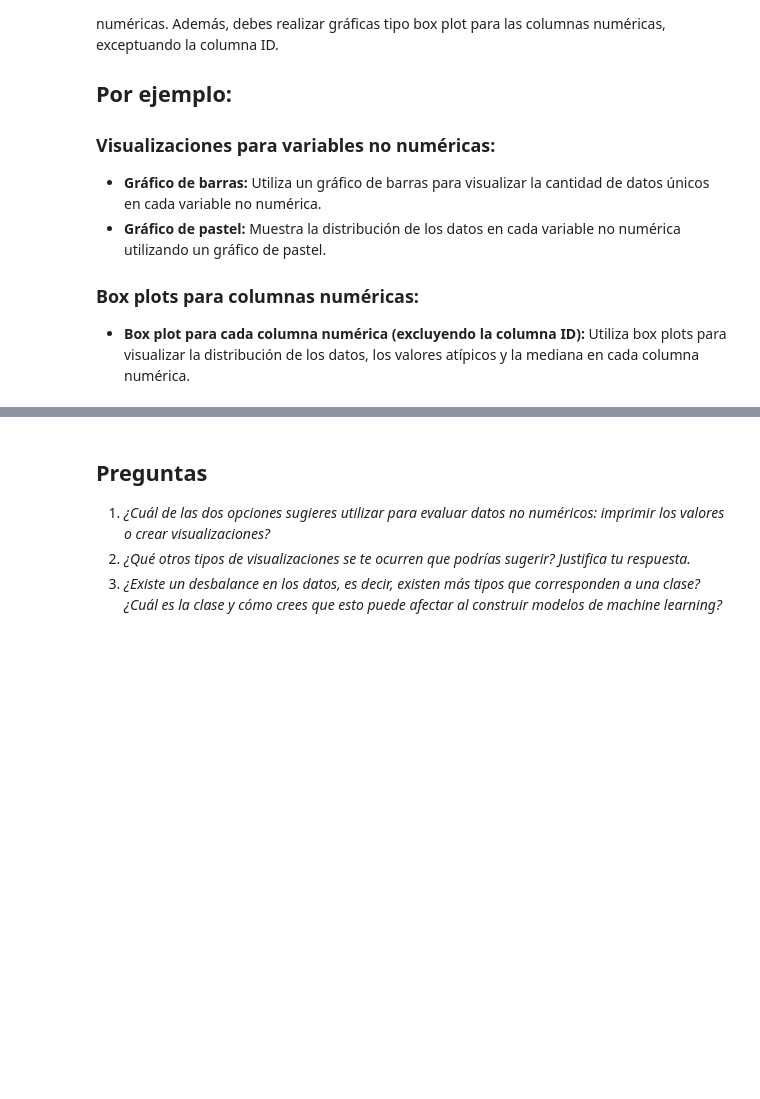
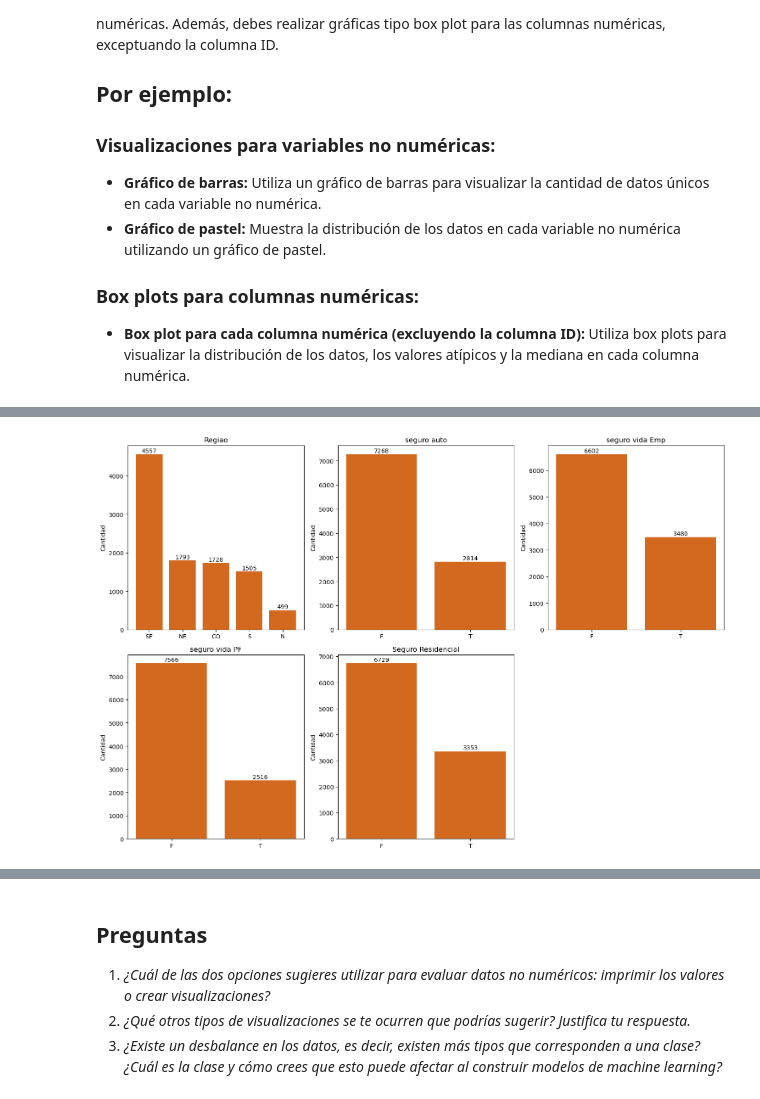
Before and after one commit to irina-yakovleva/python_b2_edp_uoc, a Jupyter notebook: python_b2_proyecto_final.ipynb, the cells around one changed output, grey strips where cells are left out. Saved outputs shown, nothing was run; the diff lists cells and outputs as text; code cells hidden in the pictures; blank space fills up the shorter version.

```diff
--- a/python_b2_proyecto_final.ipynb
+++ b/python_b2_proyecto_final.ipynb
@@ -647,0 +1321,89 @@ Esta es una sección libre en la que podrás crear diferentes visualizaciones de
+# %%
+#Write your code here, add your custom plots for df_insurance
+
+# Veamos qué datos tenemos primero
+print("Columnas en df_insurance:")
+print(df_insurance.columns.tolist())
+print("\nForma del dataset:", df_insurance.shape)
+
+# Separar columnas categóricas y numéricas (excluyendo ID)
+columnas_categoricas = []
+columnas_numericas = []
+
+for col in df_insurance.columns:
+    if col != 'ID':
+        if df_insurance[col].dtype == 'object':
+            columnas_categoricas.append(col)
+        else:
+            columnas_numericas.append(col)
+
+print("\nColumnas categóricas:")
+for col in columnas_categoricas:
+    print(f"- {col}")
+
+print("\nColumnas numéricas:")
+for col in columnas_numericas:
+    print(f"- {col}")
+
+# Gráficos de barras para variables categóricas
+print("\n--- Gráficos de Barras (Variables Categóricas) ---")
+num_cat = len(columnas_categoricas)
+filas_cat = (num_cat + 2) // 3  # 3 gráficos por fila
+
+plt.figure(figsize=(15, 5 * filas_cat))
+
+for i, columna in enumerate(columnas_categoricas):
+    plt.subplot(filas_cat, 3, i + 1)
+
+    # Contar valores únicos
+    valores = df_insurance[columna].value_counts()
+
+    # Crear gráfico de barras
+    plt.bar(valores.index, valores.values, color='chocolate')
+    plt.title(columna)
+    plt.ylabel('Cantidad')
+
+    # Agregar números encima de las barras
+    for j, v in enumerate(valores.values):
+        plt.text(j, v + max(valores.values) * 0.01, str(v), ha='center')
+
+plt.tight_layout()
+plt.show()
+
+# Gráficos de pastel para variables categóricas
+print("\n--- Gráficos de Pastel (Variables Categóricas) ---")
+plt.figure(figsize=(15, 5 * filas_cat))
+
+for i, columna in enumerate(columnas_categoricas):
+    plt.subplot(filas_cat, 3, i + 1)
+
+    # Contar valores
+    valores = df_insurance[columna].value_counts()
+
+    # Crear gráfico de pastel
+    plt.pie(valores.values, labels=valores.index, autopct='%1.1f%%', startangle=90,
+            colors=['dodgerblue', 'chartreuse', 'goldenrod', 'maroon', 'teal'])
+    plt.title(columna)
+
+plt.tight_layout()
+plt.show()
+
+# Box plots para variables numéricas
+print("\n--- Box Plots (Variables Numéricas) ---")
+num_num = len(columnas_numericas)
+filas_num = (num_num + 2) // 3  # 3 gráficos por fila
+
+plt.figure(figsize=(15, 5 * filas_num))
+
+for i, columna in enumerate(columnas_numericas):
+    plt.subplot(filas_num, 3, i + 1)
+
+    # Crear box plot
+    plt.boxplot(df_insurance[columna].dropna(), patch_artist=True,
+                boxprops=dict(facecolor='beige'))
+    plt.title(f'Box Plot - {columna}')
+    plt.ylabel('Valores')
+
+plt.tight_layout()
+plt.show()
+# %% [output]
@@ -647,0 +1428 @@ Esta es una sección libre en la que podrás crear diferentes visualizaciones de
+[figure, added]
```
Also changed, not shown: parts of 67 cells of this notebook.
